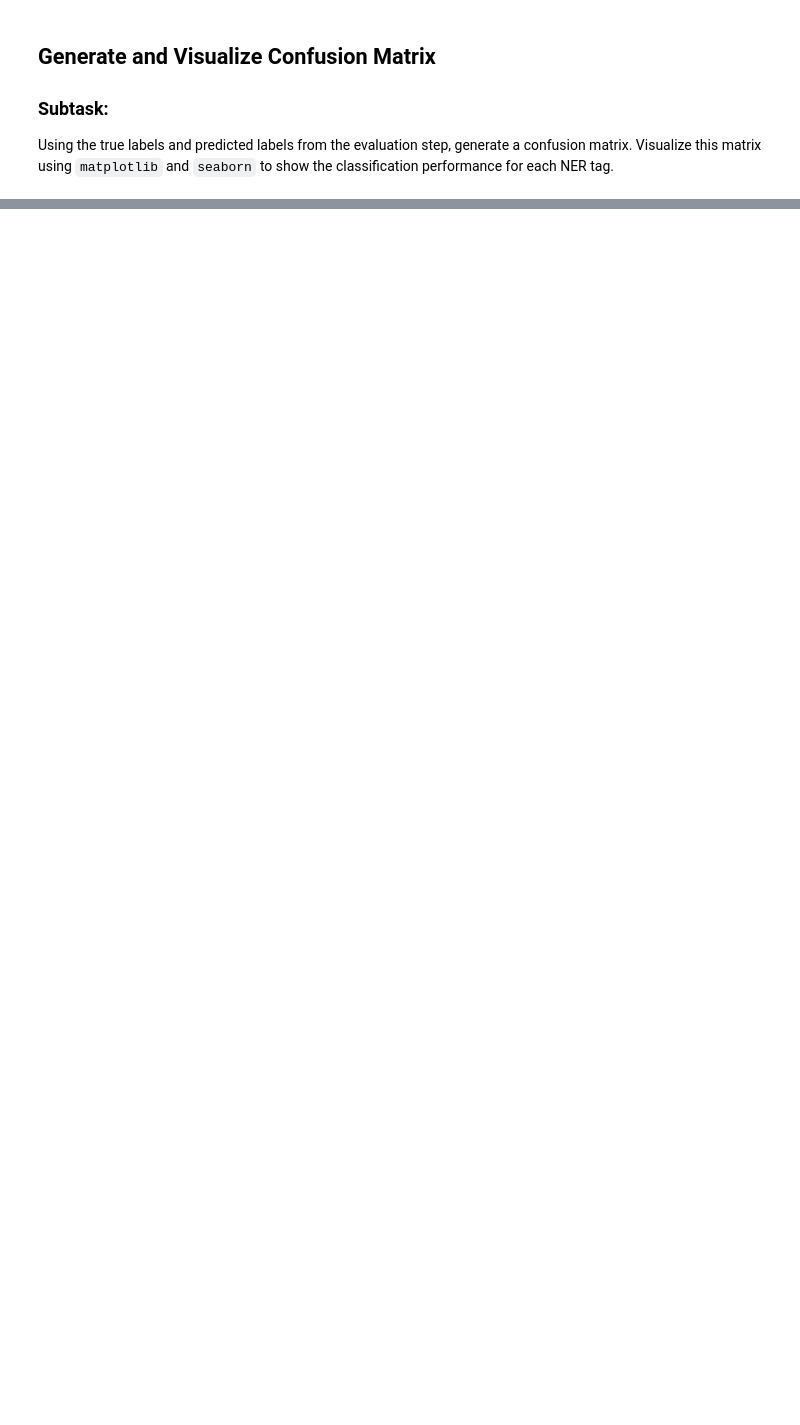
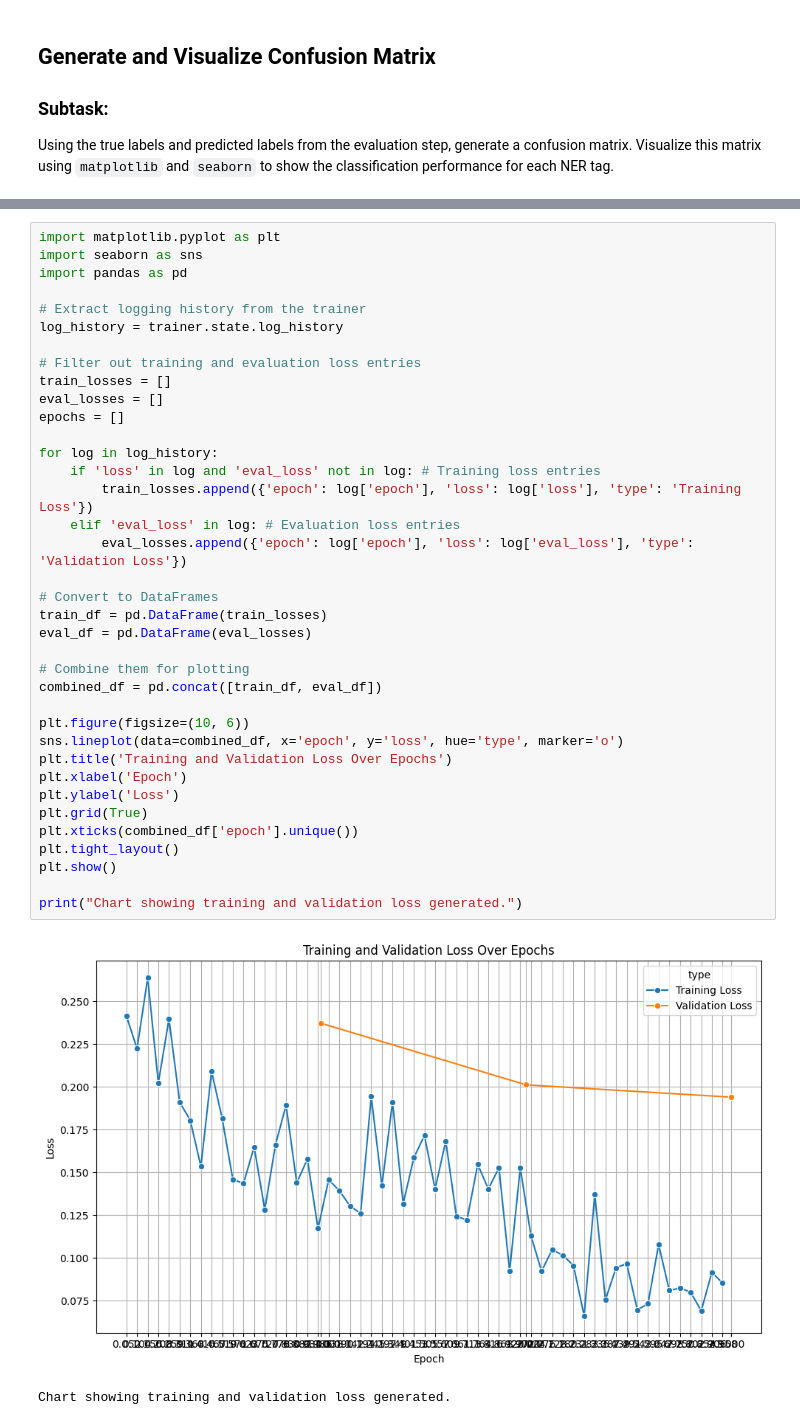
Before and after one commit to KasunUdayanga/NER-Sinhala-political-comment-identifier, a Jupyter notebook: Notebooks/xlm_roberta_large.ipynb, the cells around one changed output, grey strips where cells are left out. Saved outputs shown, nothing was run; the diff lists cells and outputs as text; blank space fills up the shorter version.

```diff
--- a/Notebooks/xlm_roberta_large.ipynb
+++ b/Notebooks/xlm_roberta_large.ipynb
@@ -603 +595,41 @@ print("Confusion matrix generated and visualized.")
 Confusion matrix generated and visualized.
+# %%
+import matplotlib.pyplot as plt
+import seaborn as sns
+import pandas as pd
+
+# Extract logging history from the trainer
+log_history = trainer.state.log_history
+
+# Filter out training and evaluation loss entries
+train_losses = []
+eval_losses = []
+epochs = []
+
+for log in log_history:
+    if 'loss' in log and 'eval_loss' not in log: # Training loss entries
+        train_losses.append({'epoch': log['epoch'], 'loss': log['loss'], 'type': 'Training Loss'})
+    elif 'eval_loss' in log: # Evaluation loss entries
+        eval_losses.append({'epoch': log['epoch'], 'loss': log['eval_loss'], 'type': 'Validation Loss'})
+
+# Convert to DataFrames
+train_df = pd.DataFrame(train_losses)
+eval_df = pd.DataFrame(eval_losses)
+
+# Combine them for plotting
+combined_df = pd.concat([train_df, eval_df])
+
+plt.figure(figsize=(10, 6))
+sns.lineplot(data=combined_df, x='epoch', y='loss', hue='type', marker='o')
+plt.title('Training and Validation Loss Over Epochs')
+plt.xlabel('Epoch')
+plt.ylabel('Loss')
+plt.grid(True)
+plt.xticks(combined_df['epoch'].unique())
+plt.tight_layout()
+plt.show()
+
+print("Chart showing training and validation loss generated.")
+# %% [output]
+[figure, added]
+Chart showing training and validation loss generated.
```
Also changed, not shown: parts of 9 cells of this notebook.
